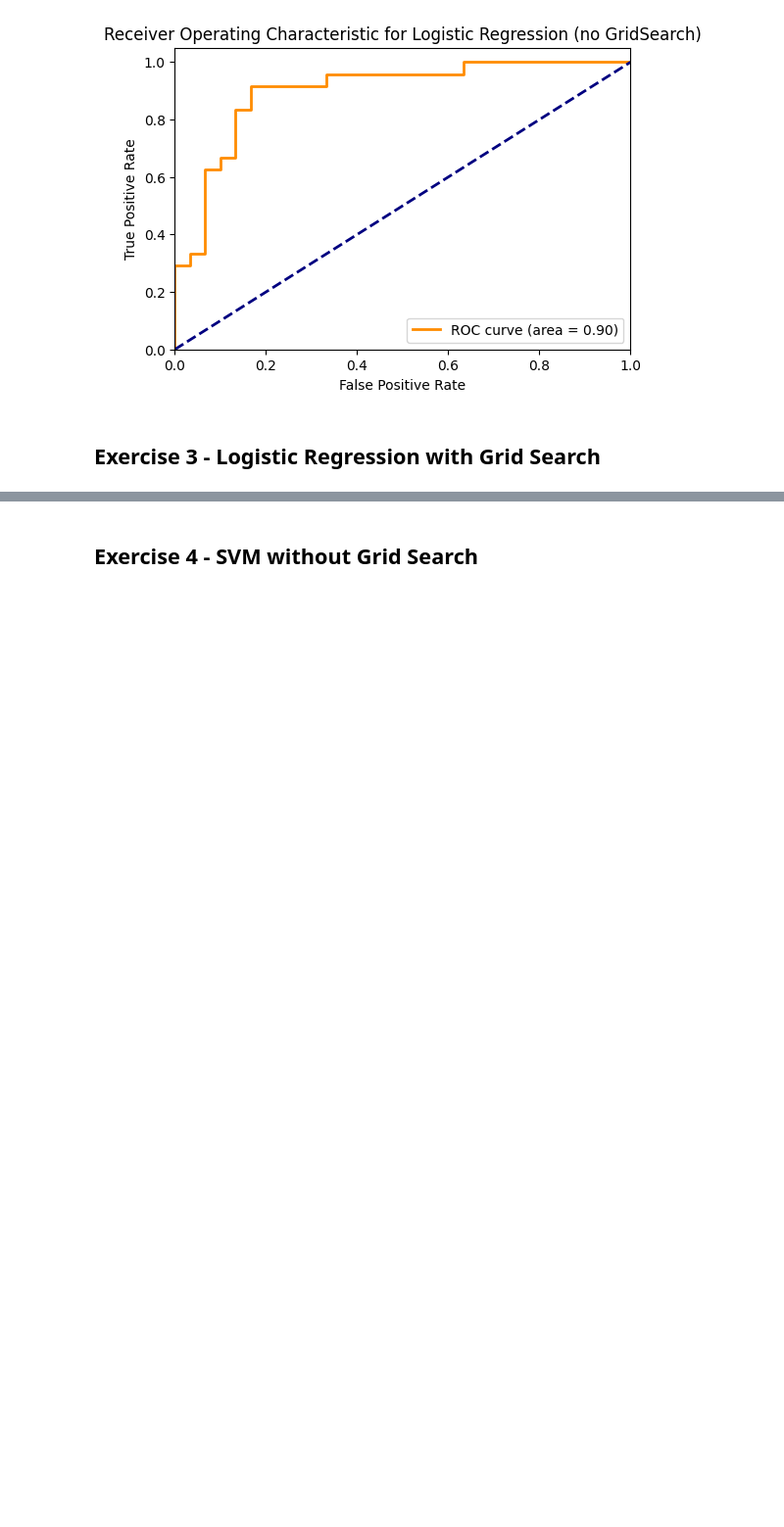
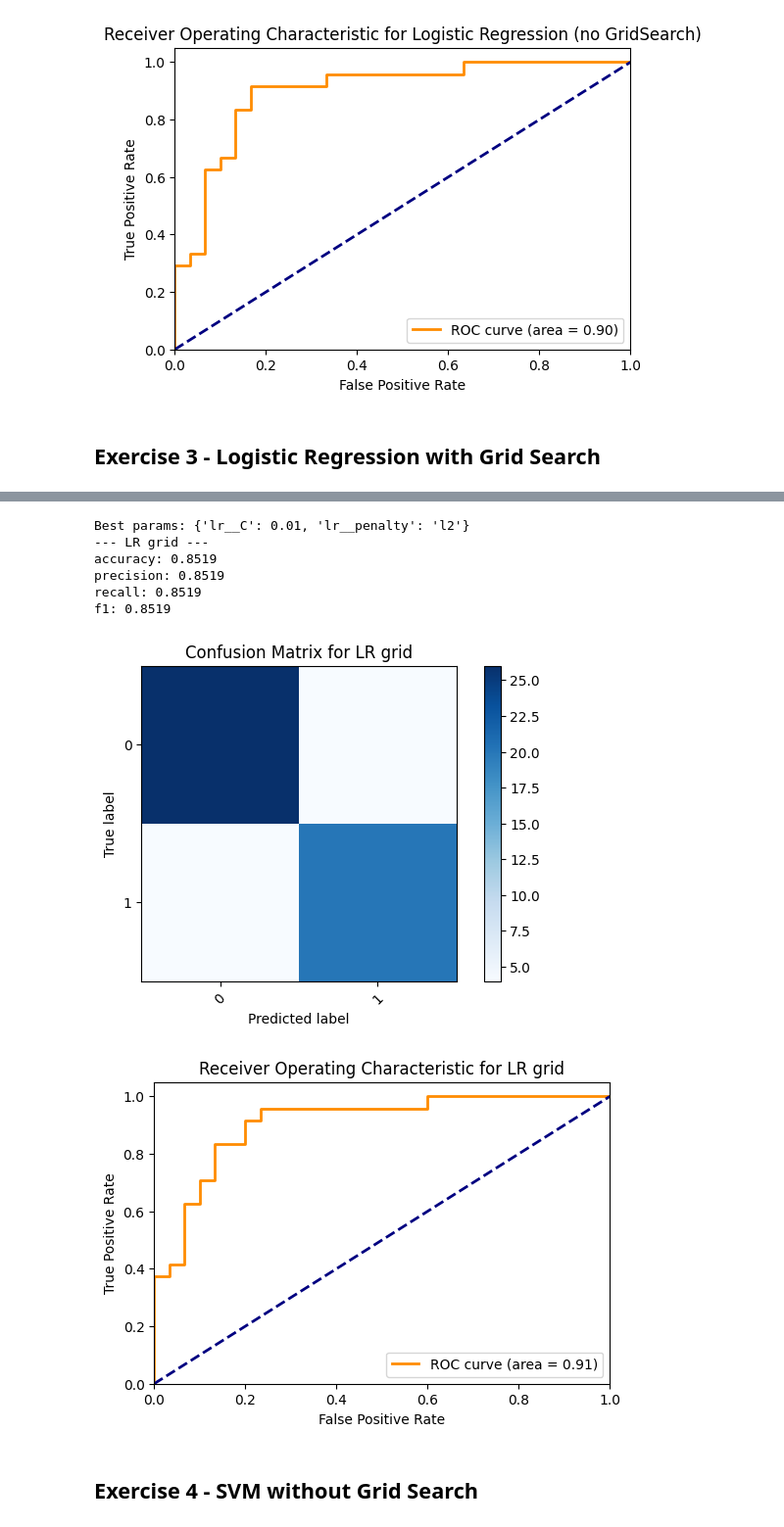
Before and after one commit to bryan01-14/DI-Bootcamp-August, a Jupyter notebook: week4/day3/xp_exercises/ExercisesXP_Heart_Student.ipynb, the cells around one changed output, grey strips where cells are left out. Shown at 98% size. Cells and saved outputs as stored; diff of their text form; code cells hidden in the pictures; blank space fills up the shorter version.

```diff
--- a/week4/day3/xp_exercises/ExercisesXP_Heart_Student.ipynb
+++ b/week4/day3/xp_exercises/ExercisesXP_Heart_Student.ipynb
@@ -222,19 +222,22 @@ f1: 0.8523
 # %% [markdown]
 ## Exercise 3 - Logistic Regression with Grid Search
 # %%
-# TODO: build a Pipeline same as above
-pipe_lr_cv = None
+from sklearn.pipeline import Pipeline
+from sklearn.linear_model import LogisticRegression
+from sklearn.model_selection import GridSearchCV
 
-# TODO: define param_grid for lr__C and lr__penalty
-# Hint: use small to large C values. 'liblinear' supports 'l1' and 'l2'.
+
+pipe_lr_cv = Pipeline(steps=[('preprocessor', pre),
+                        ('lr', LogisticRegression(random_state=RANDOM_STATE, max_iter=1000))])
+
 param_grid = {
-    # 'lr__C': [...],
-    # 'lr__penalty': [...],
+    'lr__C': [0.001, 0.01, 0.1, 1, 10, 100],
+    'lr__penalty': ['l1', 'l2']
 }
 
-# TODO: GridSearchCV with cv=5 and scoring='f1'
-grid_lr = None
-# grid_lr.fit(...)
-# print('Best params:', grid_lr.best_params_)
-# best_lr = grid_lr.best_estimator_
-# lr_gs_metrics = eval_and_report('LR grid', best_lr, X_test, y_test)
+grid_lr = GridSearchCV(pipe_lr_cv, param_grid, cv=5, scoring='f1', n_jobs=-1)
+grid_lr.fit(X_train, y_train)
+print('Best params:', grid_lr.best_params_)
+best_lr = grid_lr.best_estimator_
+lr_gs_metrics = eval_and_report('LR grid', best_lr, X_test, y_test)
+# %% [output]
@@ -241,3 +261,11 @@ grid_lr = None
+Best params: {'lr__C': 0.01, 'lr__penalty': 'l2'}
+--- LR grid ---
+accuracy: 0.8519
+precision: 0.8519
+recall: 0.8519
+f1: 0.8519
+[figure, added]
+[figure, added]
 # %% [markdown]
 ## Exercise 4 - SVM without Grid Search
 # %%
```
Also changed, not shown: parts of 3 cells of this notebook.
